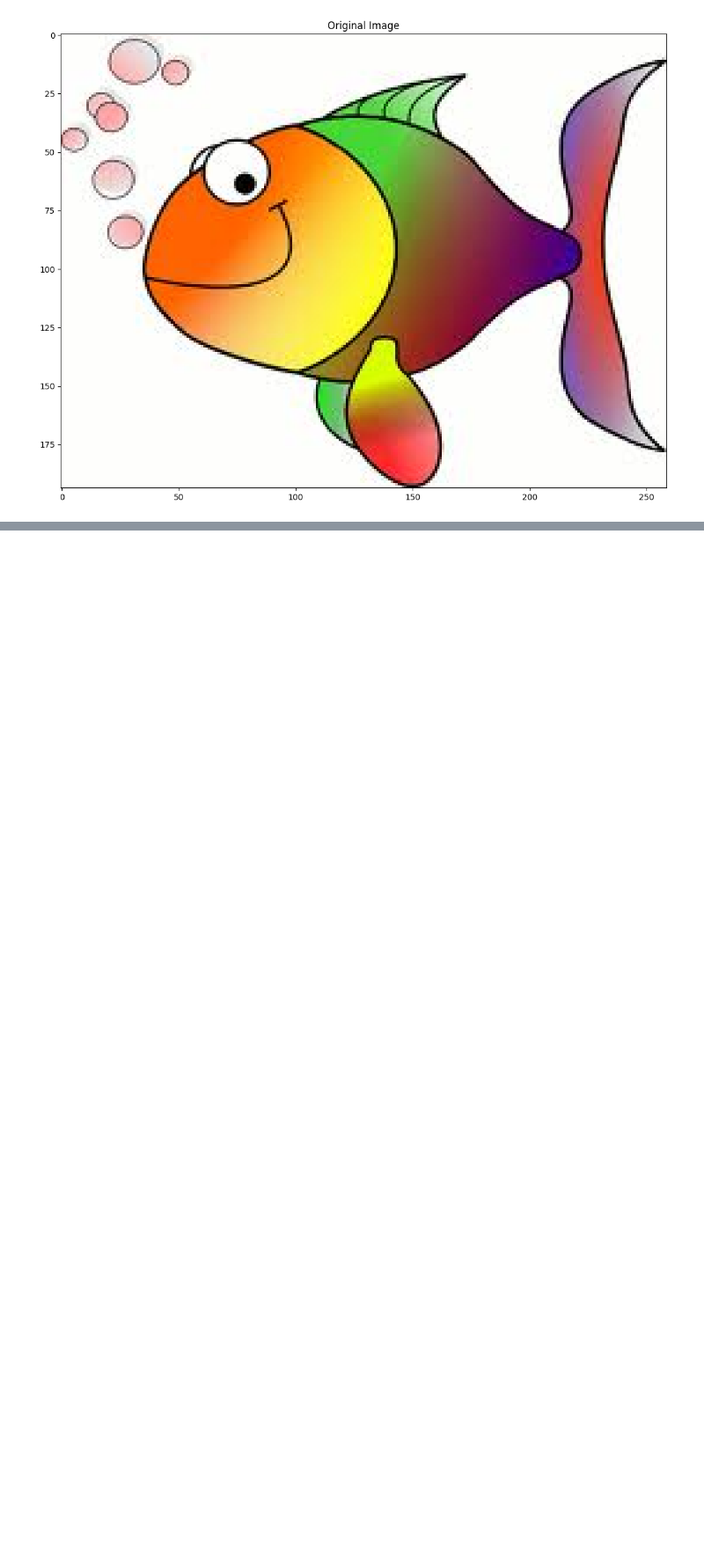
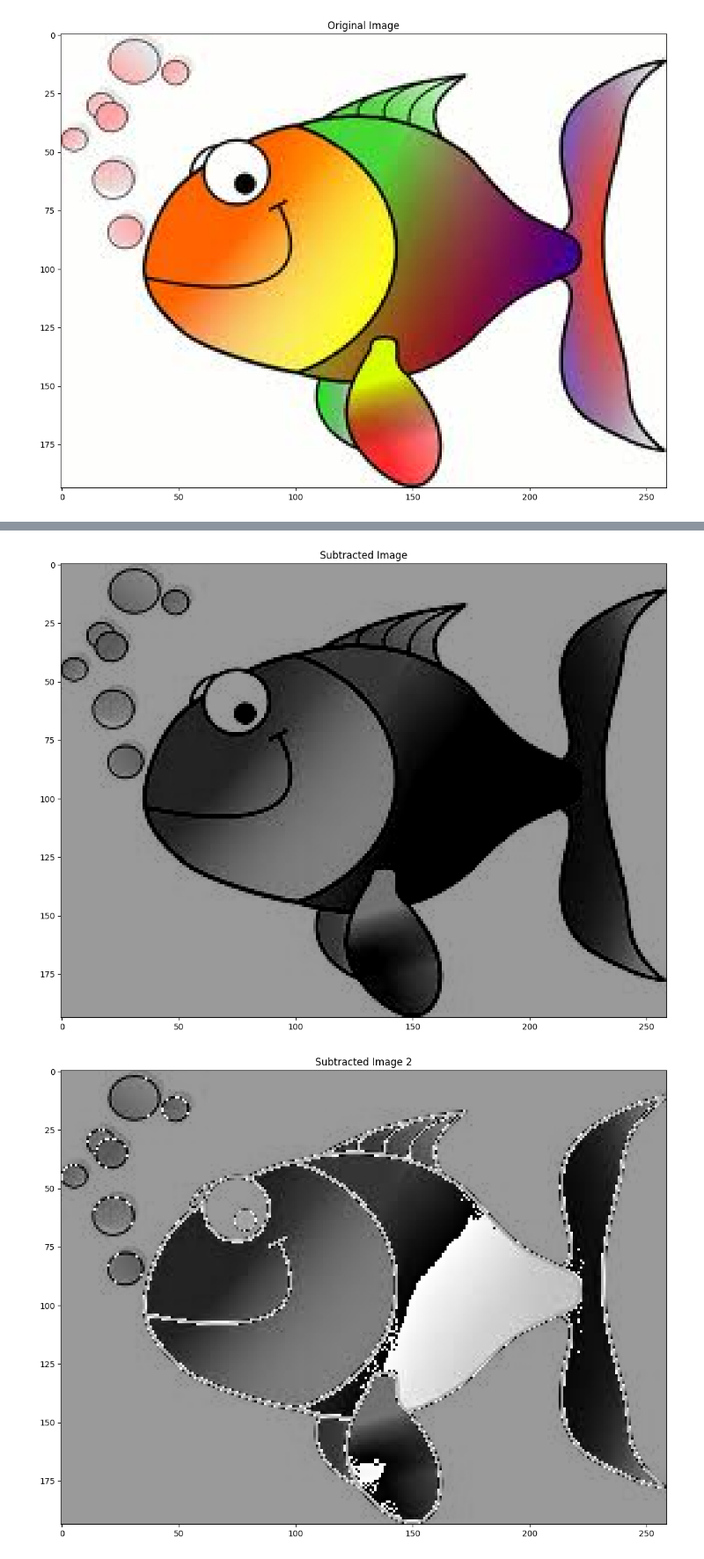
Before and after one commit to maxprogrammer007/Computer-Vision, a Jupyter notebook: 01_Image_Operations/07_Arithmetic_Bitwise_OpenCV.ipynb, the cells around one changed output, grey strips where cells are left out. Shown at 88% size. Cells and saved outputs as stored; diff of their text form; code cells hidden in the pictures; blank space fills up the shorter version.

```diff
--- a/01_Image_Operations/07_Arithmetic_Bitwise_OpenCV.ipynb
+++ b/01_Image_Operations/07_Arithmetic_Bitwise_OpenCV.ipynb
@@ -23,0 +66,11 @@ imshow('Original Image',img)
+# %%
+# Decreasing brightness
+
+subtracted = cv2.subtract(gray,M)
+imshow('Subtracted Image',subtracted)
+
+subtracted2 = gray - M
+imshow('Subtracted Image 2',subtracted2)
+# %% [output]
+[figure, added]
+[figure, added]
```
Also changed, not shown: parts of 6 cells of this notebook.
